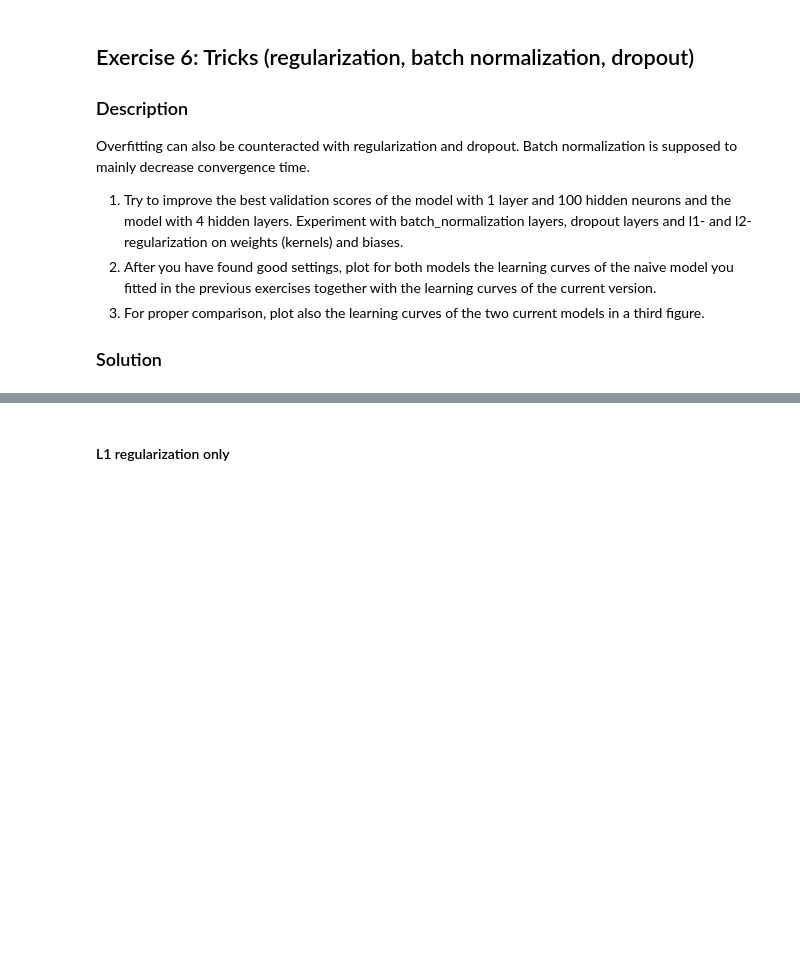
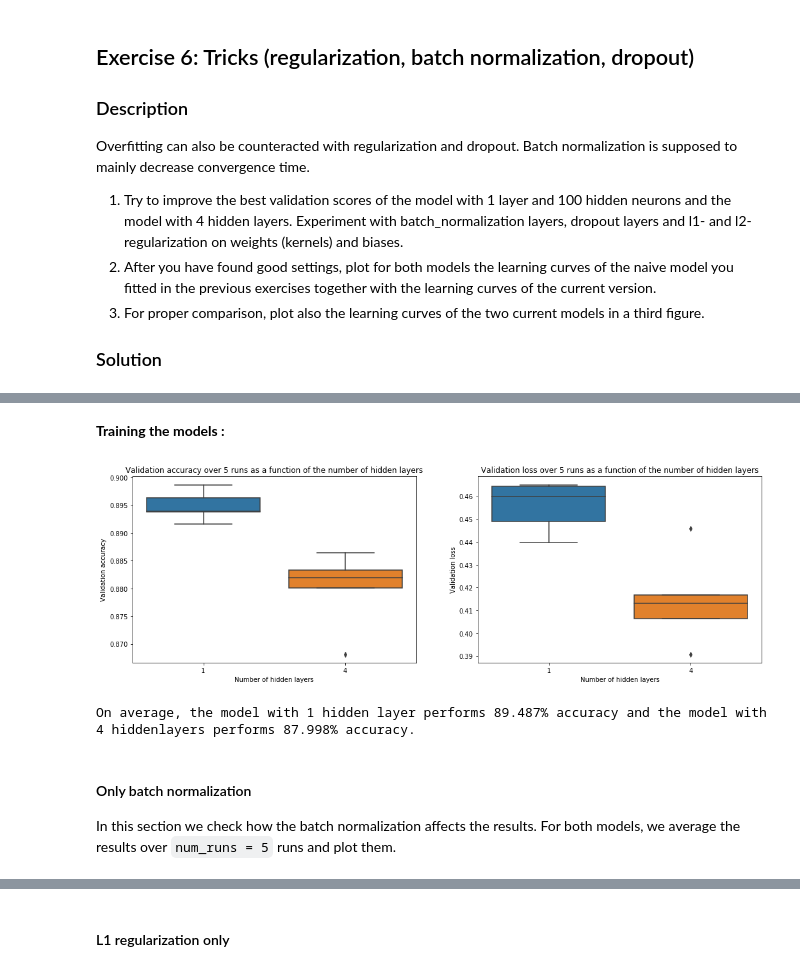
Before and after one commit to SSappy/ANN-Project-1, a Jupyter notebook: miniproject1.ipynb, the cells around one changed output, grey strips where cells are left out. Saved outputs shown, nothing was run; the diff lists cells and outputs as text; code cells hidden in the pictures; blank space fills up the shorter version.

```diff
--- a/miniproject1.ipynb
+++ b/miniproject1.ipynb
@@ -220,10 +221,16 @@ def load_model(model, name):
 import pickle
 
 def save_obj(obj, name):
+    """
+    Saves an object in a pickle file.
+    """
     with open('data/pickle/' + name + '.pkl', 'wb') as f:
         pickle.dump(obj, f, pickle.HIGHEST_PROTOCOL)
 
 def load_obj(name):
+    """
+    Loads an object from a pickle file.
+    """
     with open('data/pickle/' + name + '.pkl', 'rb') as f:
         return pickle.load(f)
 
@@ -1099,0 +1200,2 @@ We are using a dropout probability of `0.5` which is the most commonly used and
+# %% [markdown]
+**Training the models :**
@@ -1099,0 +1227,56 @@ We are using a dropout probability of `0.5` which is the most commonly used and
+# %%
+histories1 = load_obj('ex6_baseline_histories1')
+histories4 = load_obj('ex6_baseline_histories4')
+
+val_acc1_baseline = []
+val_acc4_baseline = []
+val_loss1_baseline = []
+val_loss4_baseline = []
+
+for i in range(len(histories1)):
+    val_acc1_baseline.append(histories1[i]['val_acc'])
+    val_loss1_baseline.append(histories1[i]['val_loss'])
+
+val_acc1_baseline = np.array(val_acc1_baseline)
+val_loss1_baseline = np.array(val_loss1_baseline)
+val_acc1_baseline = np.max(val_acc1_baseline, axis=1)
+val_loss1_baseline = np.min(val_loss1_baseline, axis=1)
+
+for i in range(len(histories1)):
+    val_acc4_baseline.append(histories4[i]['val_acc'])
+    val_loss4_baseline.append(histories4[i]['val_loss'])
+
+val_acc4_baseline = np.array(val_acc4_baseline)
+val_loss4_baseline = np.array(val_loss4_baseline)
+val_acc4_baseline = np.max(val_acc4_baseline, axis=1)
+val_loss4_baseline = np.min(val_loss4_baseline, axis=1)
+
+fig, ax = plt.subplots(1, 2, figsize=(15,5))
+
+sns.boxplot(data=[val_acc1_baseline.T, val_acc4_baseline.T], ax=ax[0])
+ax[0].set_title('Validation accuracy over 5 runs as a function of the number of hidden layers')
+ax[0].set_ylabel('Validation accuracy')
+ax[0].set_xlabel('Number of hidden layers')
+ax[0].set_xticklabels([1, 4], fontsize=10)
+
+sns.boxplot(data=[val_loss1_baseline.T, val_loss4_baseline.T], ax=ax[1])
+ax[1].set_title('Validation loss over 5 runs as a function of the number of hidden layers')
+ax[1].set_ylabel('Validation loss')
+ax[1].set_xlabel('Number of hidden layers')
+ax[1].set_xticklabels([1, 4], fontsize=10)
+
+plt.tight_layout()
+
+plt.show()
+# %% [output]
+[figure, added]
+# %%
+print('On average, the model with 1 hidden layer performs {0}% accuracy and the model with 4 hidden'
+      'layers performs {1}% accuracy.'
+      .format(np.round(100*np.mean(val_acc1_baseline), 3), np.round(100*np.mean(val_acc4_baseline), 3)))
+# %% [output]
+On average, the model with 1 hidden layer performs 89.487% accuracy and the model with 4 hiddenlayers performs 87.998% accuracy.
+# %% [markdown]
+#### Only batch normalization
+
+In this section we check how the batch normalization affects the results. For both models, we average the results over `num_runs = 5` runs and plot them.
```
Also changed, not shown: parts of 53 cells of this notebook, 8 other files.
